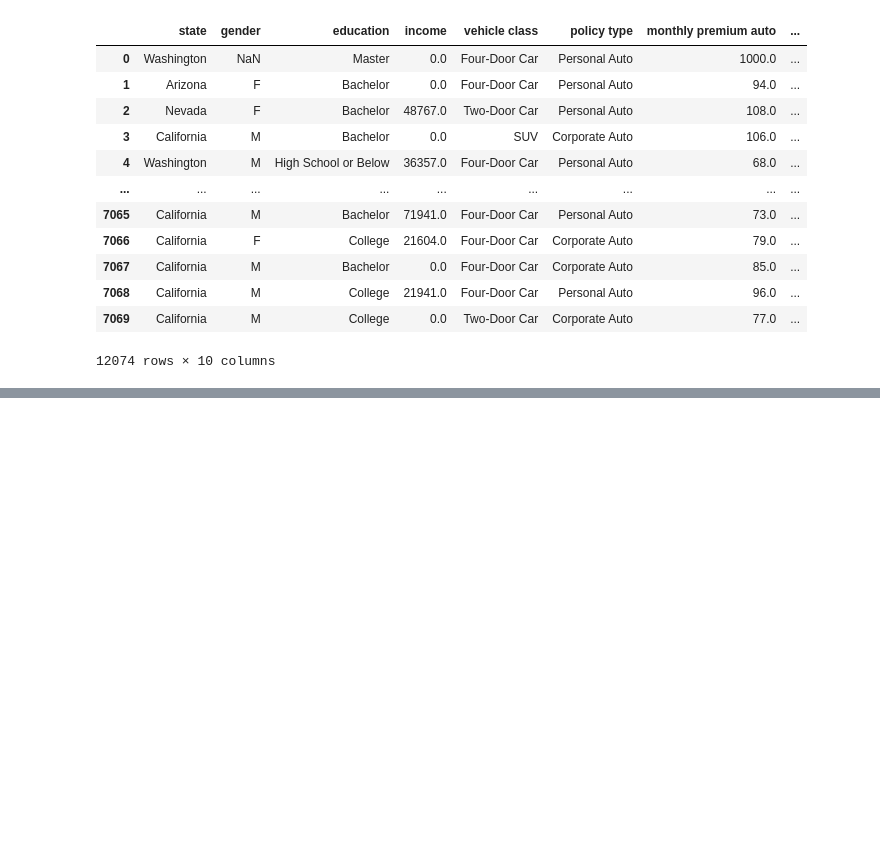
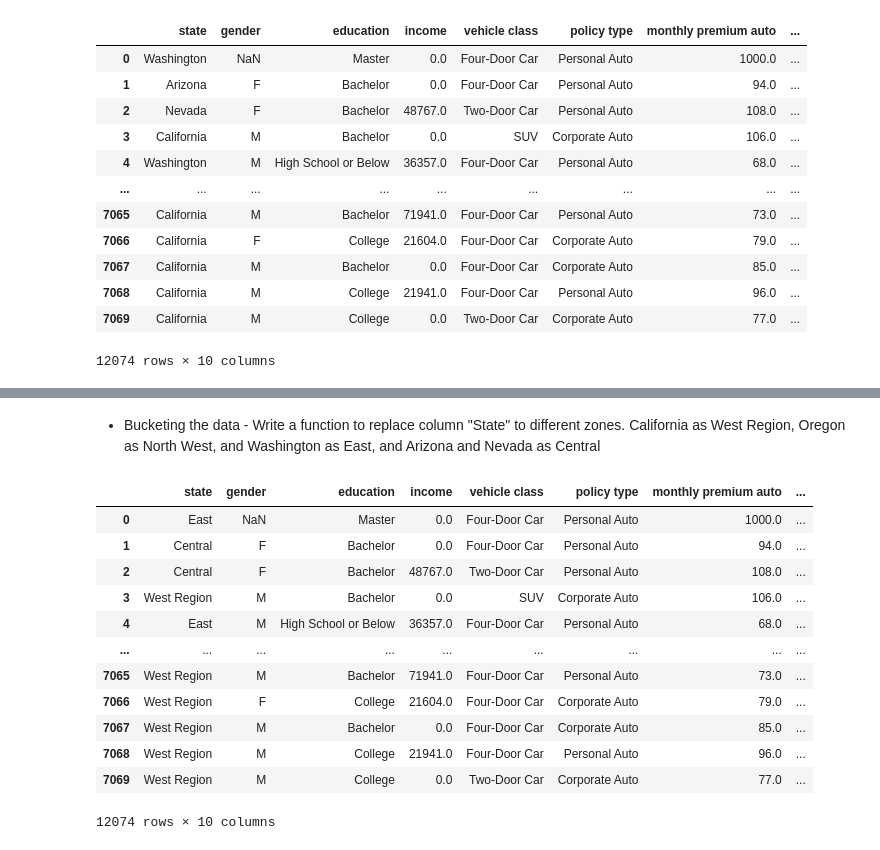
Before and after one commit to ZZN0412/Case_Studies, a Jupyter notebook: Customer_Case_Study.ipynb, the cells around one changed output, grey strips where cells are left out. Drawn from its saved outputs; the diff is of its cells as text; code cells hidden in the pictures; blank space fills up the shorter version.

```diff
--- a/Customer_Case_Study.ipynb
+++ b/Customer_Case_Study.ipynb
@@ -371,0 +378,20 @@ complete_file_df
+# %% [markdown]
+- Bucketing the data - Write a function to replace column "State" to different zones. California as West Region, Oregon as North West, and Washington as East, and Arizona and Nevada as Central
+# %%
+complete_file_df['state'].replace({'California': 'West Region', 'Oregon': 'North West', 'Washington' : 'East', 'Arizona' : 'Central', 'Nevada' : 'Central'}, inplace=True)
+# %%
+complete_file_df
+# %% [output]
+|  | state | gender | education | income | vehicle class | policy type | monthly premium auto | ... |
+| 0 | East | NaN | Master | 0.0 | Four-Door Car | Personal Auto | 1000.0 | ... |
+| 1 | Central | F | Bachelor | 0.0 | Four-Door Car | Personal Auto | 94.0 | ... |
+| 2 | Central | F | Bachelor | 48767.0 | Two-Door Car | Personal Auto | 108.0 | ... |
+| 3 | West Region | M | Bachelor | 0.0 | SUV | Corporate Auto | 106.0 | ... |
+| 4 | East | M | High School or Below | 36357.0 | Four-Door Car | Personal Auto | 68.0 | ... |
+| ... | ... | ... | ... | ... | ... | ... | ... | ... |
+| 7065 | West Region | M | Bachelor | 71941.0 | Four-Door Car | Personal Auto | 73.0 | ... |
+| 7066 | West Region | F | College | 21604.0 | Four-Door Car | Corporate Auto | 79.0 | ... |
+| 7067 | West Region | M | Bachelor | 0.0 | Four-Door Car | Corporate Auto | 85.0 | ... |
+| 7068 | West Region | M | College | 21941.0 | Four-Door Car | Personal Auto | 96.0 | ... |
+| 7069 | West Region | M | College | 0.0 | Two-Door Car | Corporate Auto | 77.0 | ... |
+12074 rows × 10 columns
```
Also changed, not shown: parts of 11 cells of this notebook.
